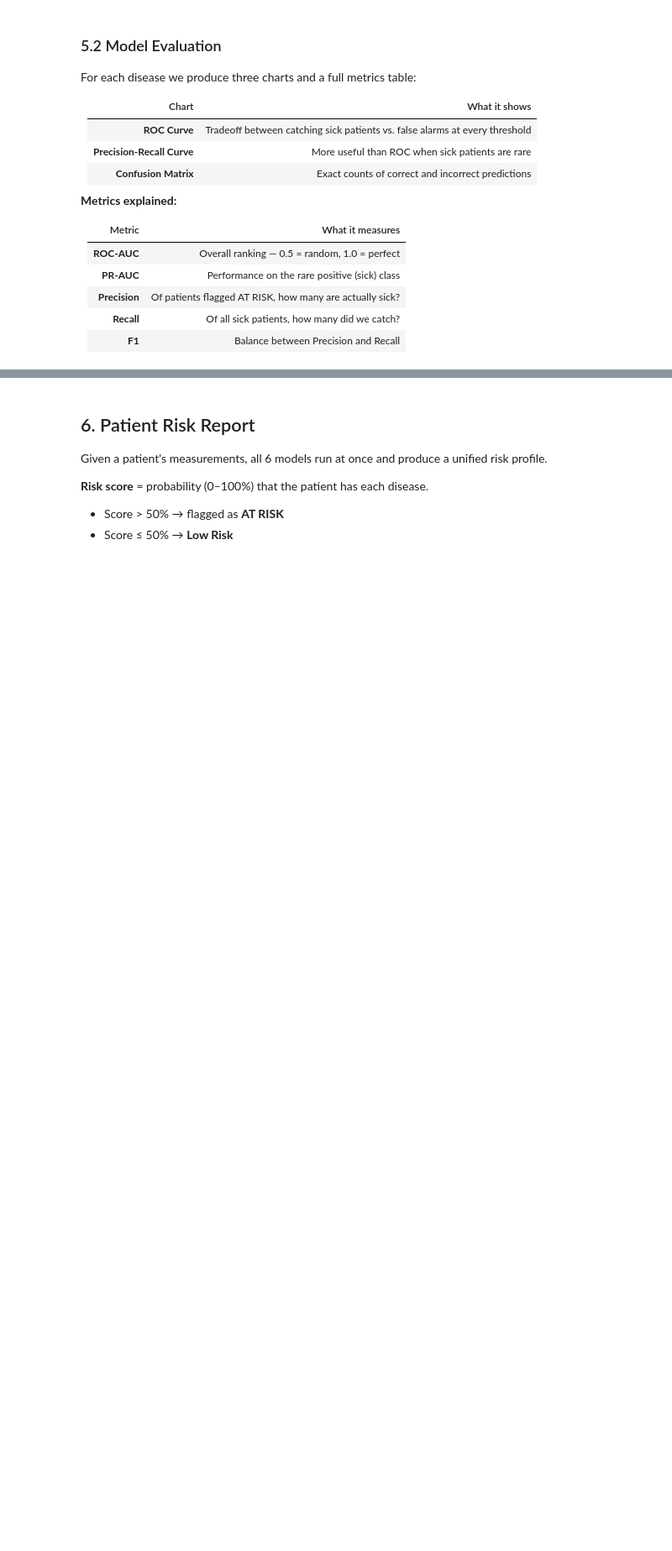
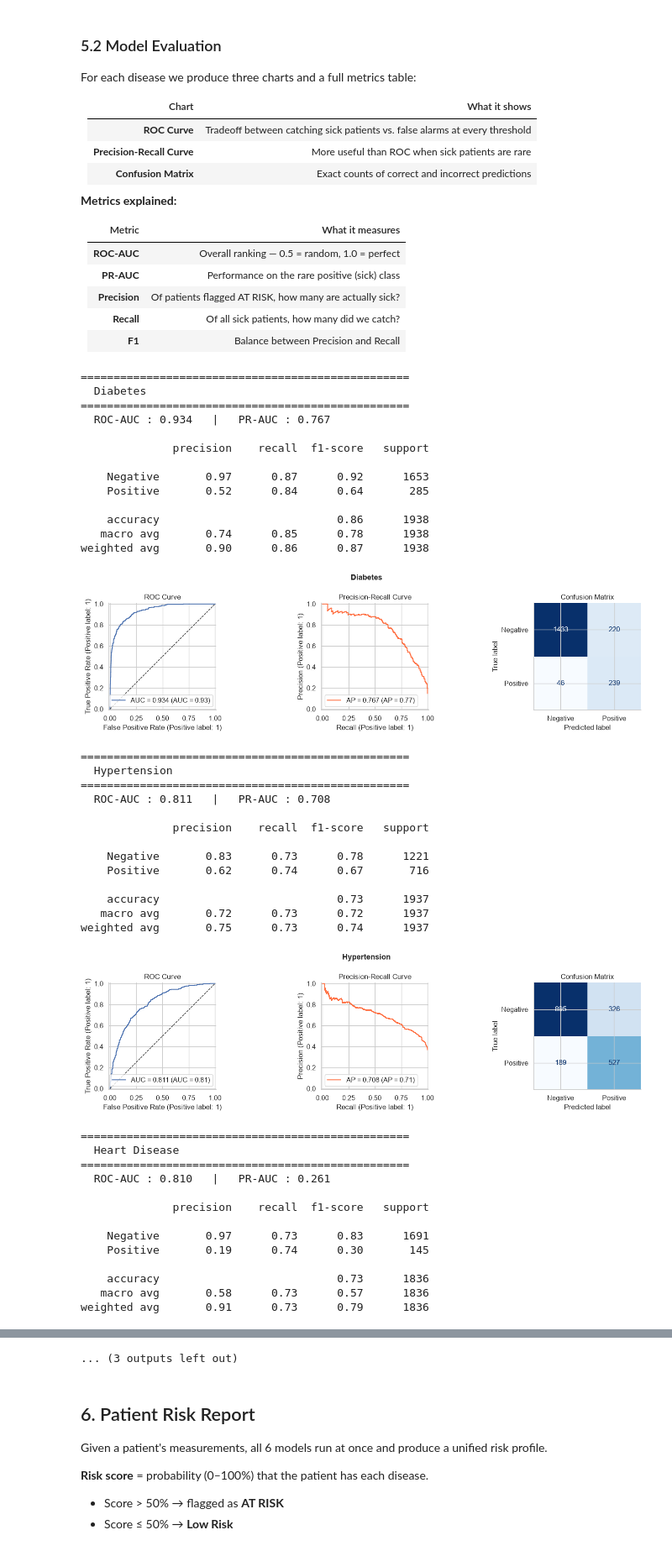
Before and after one commit to aashour06/MediVision-AI, a Jupyter notebook: notebooks/01_MediVision_Predictive_Health_Analytics.ipynb, the cells around one changed output, grey strips where cells are left out. Shown at 84% size. Cells and saved outputs as stored; diff of their text form; code cells hidden in the pictures; blank space fills up the shorter version.

```diff
--- a/notebooks/01_MediVision_Predictive_Health_Analytics.ipynb
+++ b/notebooks/01_MediVision_Predictive_Health_Analytics.ipynb
@@ -780,7 +780,7 @@ for disease in disease_targets:
 
     # ROC curve
     RocCurveDisplay.from_predictions(
-        y_test, y_prob, ax=axes[0], color=BLUE, name=f"AUC = {roc:.3f}")
+        y_test, y_prob, ax=axes[0], name=f"AUC = {roc:.3f}")
     axes[0].plot([0, 1], [0, 1], "k--", lw=1)
     axes[0].set_title("ROC Curve")
 
@@ -813,7 +813,7 @@ for (disease, model), color in zip(trained_models.items(), colors):
     roc    = roc_auc_score(y_test, y_prob)
     RocCurveDisplay.from_predictions(
         y_test, y_prob, ax=ax,
-        name=f"{name}  (AUC={roc:.3f})", color=color)
+        name=f"{name}  (AUC={roc:.3f})")
 
 ax.plot([0, 1], [0, 1], "k--", lw=1, label="Random (0.500)")
 ax.set_title("ROC Curves — All 6 Diseases", fontsize=14, fontweight="bold")
@@ -822,30 +822,72 @@ plt.tight_layout()
 plt.show()
 
 # ── Final summary table ───────────────────────────────────────────────────────
 eval_rows = []
 for disease in disease_targets:
     name  = disease.replace("target_","").replace("_"," ").title()
     data  = df.dropna(subset=[disease]).copy()
     X_    = data[selected_features]
     y_    = data[disease].astype(int)
     _, X_test, _, y_test = train_test_split(
         X_, y_, test_size=0.2, random_state=42, stratify=y_)
     model  = trained_models[disease]
     y_pred = model.predict(X_test)
     y_prob = model.predict_proba(X_test)[:, 1]
     eval_rows.append({
         "Disease":   name,
         "ROC-AUC":   round(roc_auc_score(y_test, y_prob), 3),
         "PR-AUC":    round(average_precision_score(y_test, y_prob), 3),
         "Precision": round(precision_score(y_test, y_pred, zero_division=0), 3),
         "Recall":    round(recall_score(y_test, y_pred, zero_division=0), 3),
         "F1":        round(f1_score(y_test, y_pred, zero_division=0), 3),
     })
 
 eval_df = pd.DataFrame(eval_rows)
 print("\nCOMPLETE EVALUATION SUMMARY")
 display(eval_df.style
     .background_gradient(cmap="Greens",
                          subset=["ROC-AUC", "PR-AUC", "F1"])
     .format({c: "{:.3f}" for c in
              ["ROC-AUC","PR-AUC","Precision","Recall","F1"]}))
+# %% [output]
+==================================================
+  Diabetes
+==================================================
+  ROC-AUC : 0.934   |   PR-AUC : 0.767
+
+              precision    recall  f1-score   support
+
+    Negative       0.97      0.87      0.92      1653
+    Positive       0.52      0.84      0.64       285
+
+    accuracy                           0.86      1938
+   macro avg       0.74      0.85      0.78      1938
+weighted avg       0.90      0.86      0.87      1938
+[figure, added]
+==================================================
+  Hypertension
+==================================================
+  ROC-AUC : 0.811   |   PR-AUC : 0.708
+
+              precision    recall  f1-score   support
+
+    Negative       0.83      0.73      0.78      1221
+    Positive       0.62      0.74      0.67       716
+
+    accuracy                           0.73      1937
+   macro avg       0.72      0.73      0.72      1937
+weighted avg       0.75      0.73      0.74      1937
+[figure, added]
+==================================================
+  Heart Disease
+==================================================
+  ROC-AUC : 0.810   |   PR-AUC : 0.261
+
+              precision    recall  f1-score   support
+
+    Negative       0.97      0.73      0.83      1691
+    Positive       0.19      0.74      0.30       145
+
+    accuracy                           0.73      1836
+   macro avg       0.58      0.73      0.57      1836
+weighted avg       0.91      0.73      0.79      1836
@@ -852,3 +937,4 @@ display(eval_df.style
+... (3 outputs left out)
 # %% [markdown]
 ## 6. Patient Risk Report
 
```
Also changed, not shown: parts of 2 cells of this notebook.
